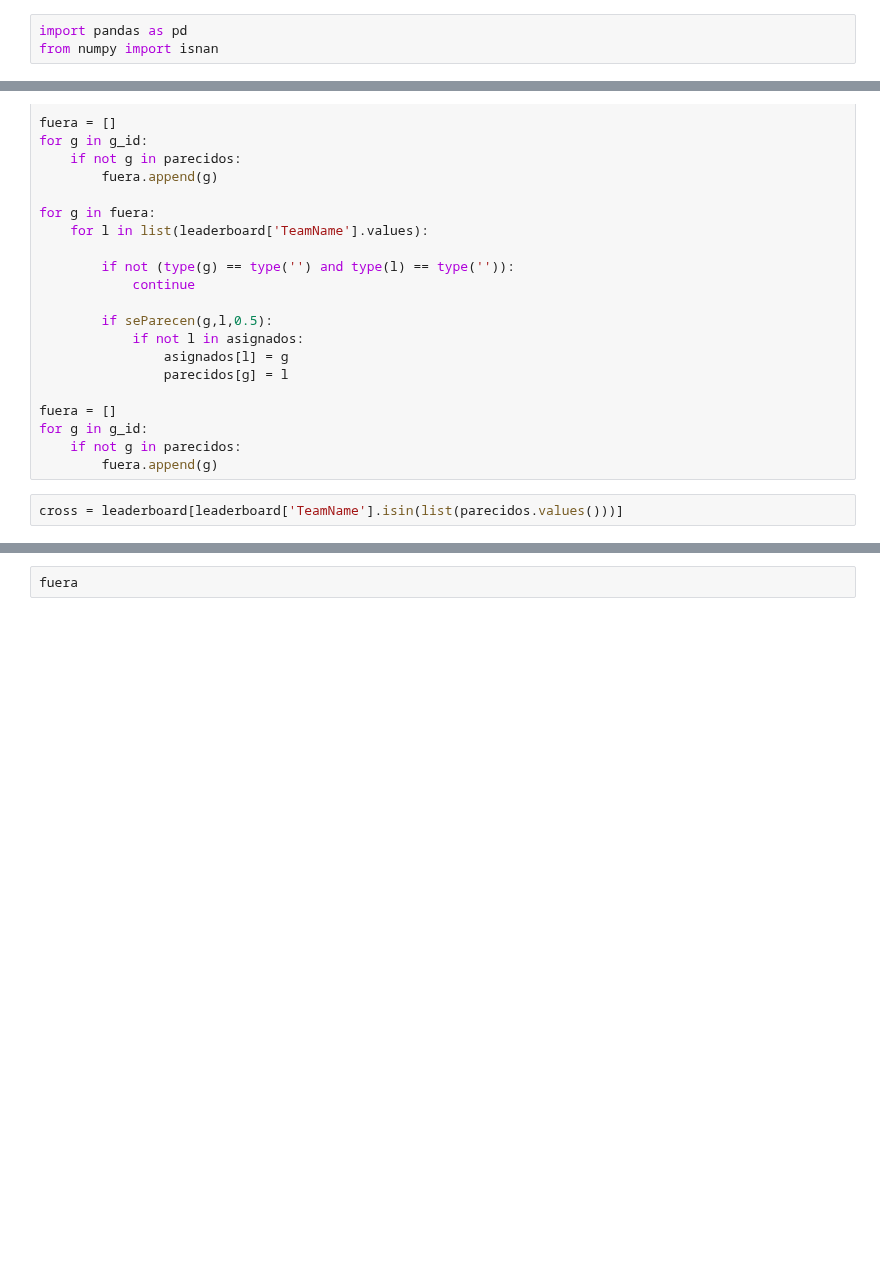
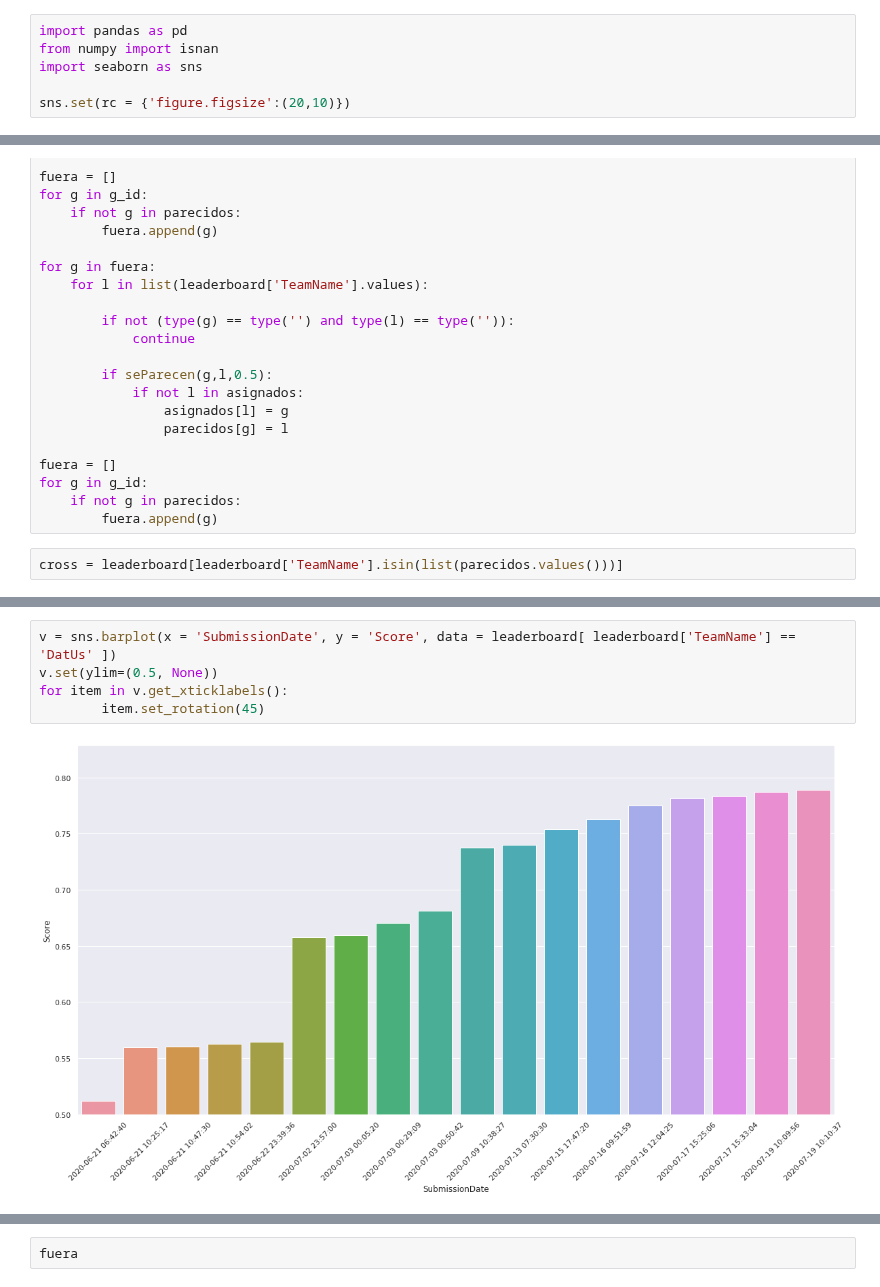
Before and after one commit to axelmpm/TP1_DATOS_1C_2020, a Jupyter notebook: TP2/leaderboard.ipynb, the cells around one changed output, grey strips where cells are left out. Saved outputs shown, nothing was run; the diff lists cells and outputs as text; blank space fills up the shorter version.

Commit message:
agrega plot de progreso de submits de TP2 nuestro

```diff
--- a/TP2/leaderboard.ipynb
+++ b/TP2/leaderboard.ipynb
@@ -1,6 +1,9 @@
 # %%
 import pandas as pd
 from numpy import isnan
+import seaborn as sns
+
+sns.set(rc = {'figure.figsize':(20,10)})
 # %%
 grupos = pd.read_csv("grupos.csv", encoding = "ISO-8859-1")
 leaderboard = pd.read_csv("nlp-getting-started-publicleaderboard.csv")
@@ -87,3 +90,10 @@ cross.groupby('TeamName')['SubmissionDate'].max().to_frame().merge(cross, on = '
+# %%
+v = sns.barplot(x = 'SubmissionDate', y = 'Score', data = leaderboard[ leaderboard['TeamName'] == 'DatUs' ])
+v.set(ylim=(0.5, None))
+for item in v.get_xticklabels():
+        item.set_rotation(45)
+# %% [output]
+[figure, added]
 # %%
 cross.groupby('TeamName')['SubmissionDate'].count().sort_values(ascending = False)
 # %% [output]
```
Also changed, not shown: parts of 2 cells of this notebook, 3 other files.
